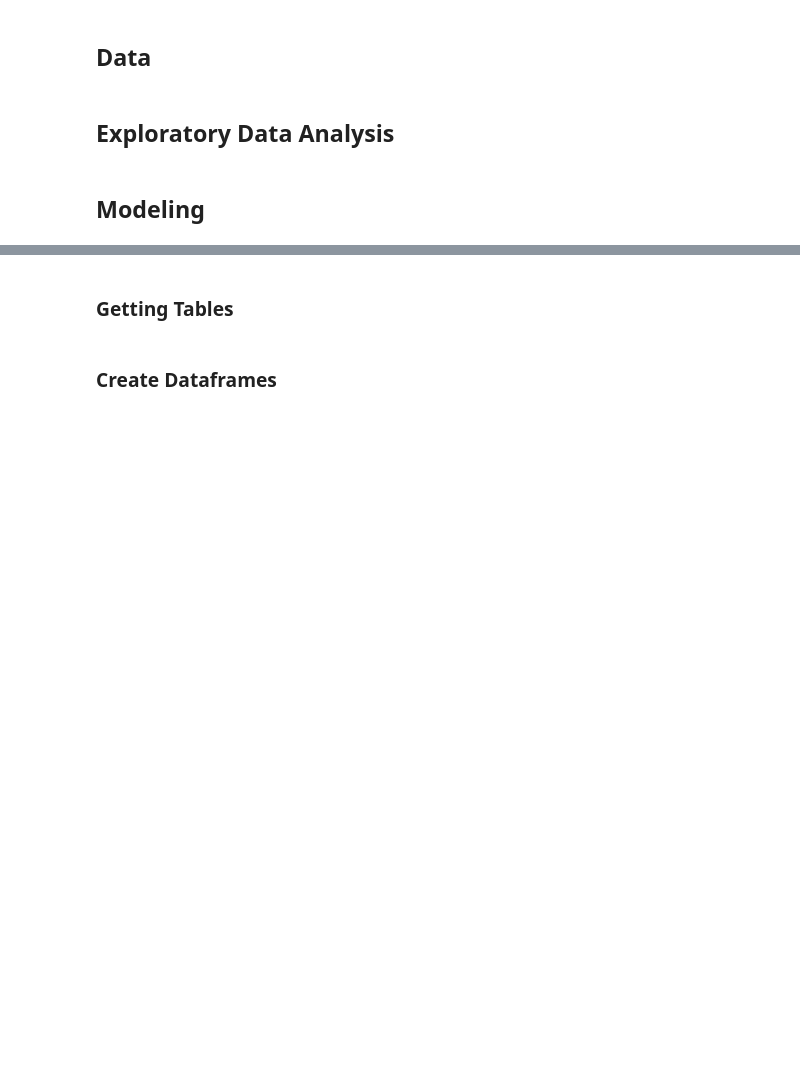
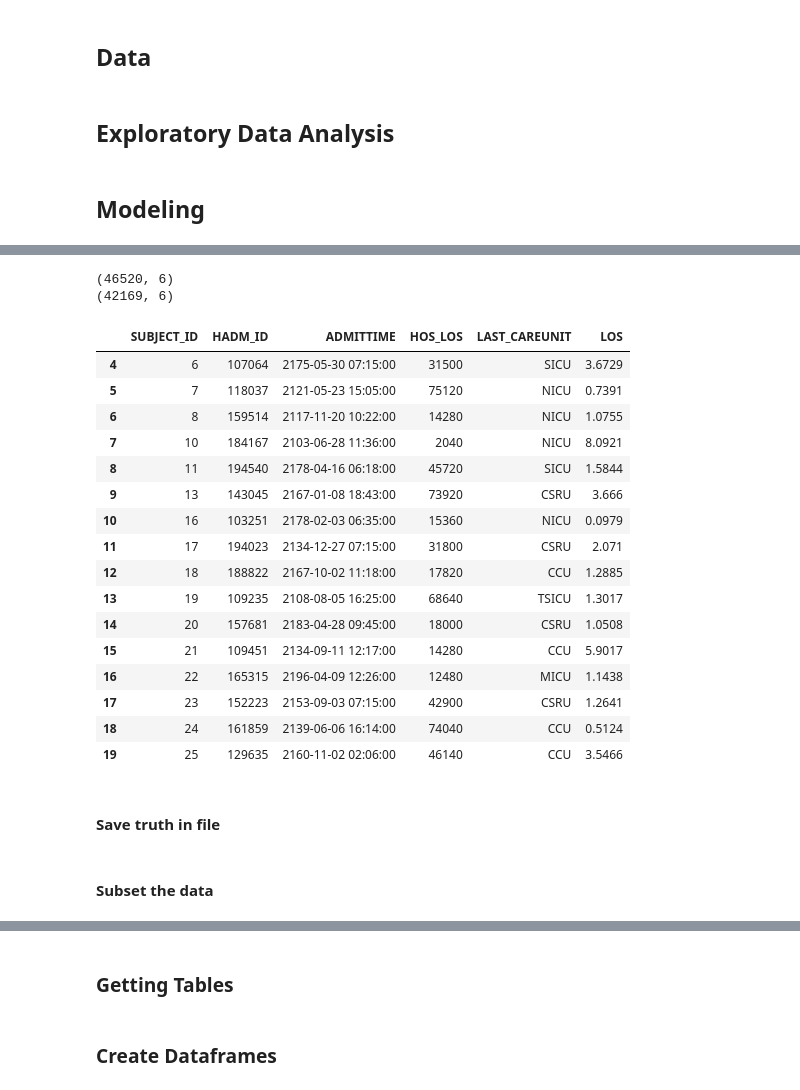
Before and after one commit to kevinmchu/BME590Final, a Jupyter notebook: Process Book.ipynb, the cells around one changed output, grey strips where cells are left out. Saved outputs shown, nothing was run; the diff lists cells and outputs as text; code cells hidden in the pictures; blank space fills up the shorter version.

Commit message:
updated process book

```diff
--- a/Process Book.ipynb
+++ b/Process Book.ipynb
@@ -14,0 +210,28 @@ This sort of algorithm implemented in a hospital setting has great potential to
+# %%
+# Further process information for admissions and ICU stays
+# Calculate length of stay for each admission
+admissions_feats= pd.read_sql("""SELECT adm.SUBJECT_ID, HADM_ID, ADMITTIME, DISCHTIME
+                                 FROM admissions adm
+                                 INNER JOIN patients pat
+                                 ON adm.SUBJECT_ID = pat.SUBJECT_ID
+                                 ORDER BY pat.SUBJECT_ID ASC
+                                 """, conn)
+# 'HOS_LOS' is length of stay in HOSPITAL, in seconds ('TimedeltaProperties' object only
+# has days, seconds, microseconds as attributes)
+admissions_feats['HOS_LOS'] = (admissions_info['DISCHTIME'] - admissions_info['ADMITTIME']).dt.seconds
+# Only get information from FIRST admission
+admissions_feats.sort_values('DISCHTIME')
+admissions_feats = admissions_feats.drop_duplicates(subset='SUBJECT_ID', keep='first')
+admissions_feats = admissions_feats[['SUBJECT_ID', 'HADM_ID', 'ADMITTIME', 'HOS_LOS']]
+
+# Only get information from LAST ICU stay from an admission
+multiple_icustays = pd.read_sql("""SELECT icu.SUBJECT_ID, HADM_ID, LAST_CAREUNIT, LOS
+                                    FROM icustays icu
+                                    INNER JOIN patients pat
+                                    ON icu.SUBJECT_ID = pat.SUBJECT_ID
+                                    GROUP BY HADM_ID
+                                    HAVING COUNT(HADM_ID) > 1
+                                    ORDER BY icu.SUBJECT_ID ASC
+                                    """, conn)
+print(multiple_icustays.shape)
+multiple_icustays.head()
@@ -14,0 +246,6 @@ This sort of algorithm implemented in a hospital setting has great potential to
+# %%
+# For each patient, only keep the LAST ICU stay (if there was one)
+all_icustays_sorted = all_icustays.sort_values('OUTTIME')
+icustays_feats = all_icustays_sorted.drop_duplicates(subset=['HADM_ID'], keep='last')
+icustays_feats = icustays_feats.sort_values('SUBJECT_ID')
+icustays_feats[67:71]
@@ -14,0 +299,32 @@ This sort of algorithm implemented in a hospital setting has great potential to
+# %%
+# Get one overall features matrix for ALL patients
+features_for_all_mat = pd.merge(admissions_feats, icustays_feats[['HADM_ID', 'LAST_CAREUNIT', 'LOS']], how='left', on=['HADM_ID'])
+print(features_for_all_mat.shape)
+
+# Merge feature dataframe with the patient_cols dataframes so we only keep the features
+# for the RELEVANT patients
+features_mat = pd.merge(relevant_patients, features_for_all_mat, how='left', on=['SUBJECT_ID'])
+print(features_mat.shape)
+features_mat[4:20]
+# %% [output]
+(46520, 6)
+(42169, 6)
+|  | SUBJECT_ID | HADM_ID | ADMITTIME | HOS_LOS | LAST_CAREUNIT | LOS |
+| 4 | 6 | 107064 | 2175-05-30 07:15:00 | 31500 | SICU | 3.6729 |
+| 5 | 7 | 118037 | 2121-05-23 15:05:00 | 75120 | NICU | 0.7391 |
+| 6 | 8 | 159514 | 2117-11-20 10:22:00 | 14280 | NICU | 1.0755 |
+| 7 | 10 | 184167 | 2103-06-28 11:36:00 | 2040 | NICU | 8.0921 |
+| 8 | 11 | 194540 | 2178-04-16 06:18:00 | 45720 | SICU | 1.5844 |
+| 9 | 13 | 143045 | 2167-01-08 18:43:00 | 73920 | CSRU | 3.666 |
+| 10 | 16 | 103251 | 2178-02-03 06:35:00 | 15360 | NICU | 0.0979 |
+| 11 | 17 | 194023 | 2134-12-27 07:15:00 | 31800 | CSRU | 2.071 |
+| 12 | 18 | 188822 | 2167-10-02 11:18:00 | 17820 | CCU | 1.2885 |
+| 13 | 19 | 109235 | 2108-08-05 16:25:00 | 68640 | TSICU | 1.3017 |
+| 14 | 20 | 157681 | 2183-04-28 09:45:00 | 18000 | CSRU | 1.0508 |
+| 15 | 21 | 109451 | 2134-09-11 12:17:00 | 14280 | CCU | 5.9017 |
+| 16 | 22 | 165315 | 2196-04-09 12:26:00 | 12480 | MICU | 1.1438 |
+| 17 | 23 | 152223 | 2153-09-03 07:15:00 | 42900 | CSRU | 1.2641 |
+| 18 | 24 | 161859 | 2139-06-06 16:14:00 | 74040 | CCU | 0.5124 |
+| 19 | 25 | 129635 | 2160-11-02 02:06:00 | 46140 | CCU | 3.5466 |
+# %% [markdown]
+#### Save truth in file
@@ -14,0 +338,2 @@ This sort of algorithm implemented in a hospital setting has great potential to
+# %% [markdown]
+#### Subset the data
```
Also changed, not shown: parts of 16 cells of this notebook.
